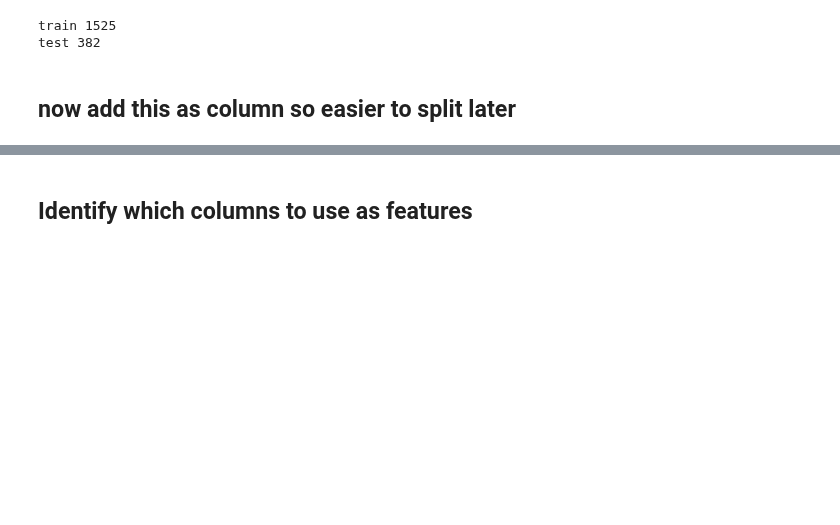
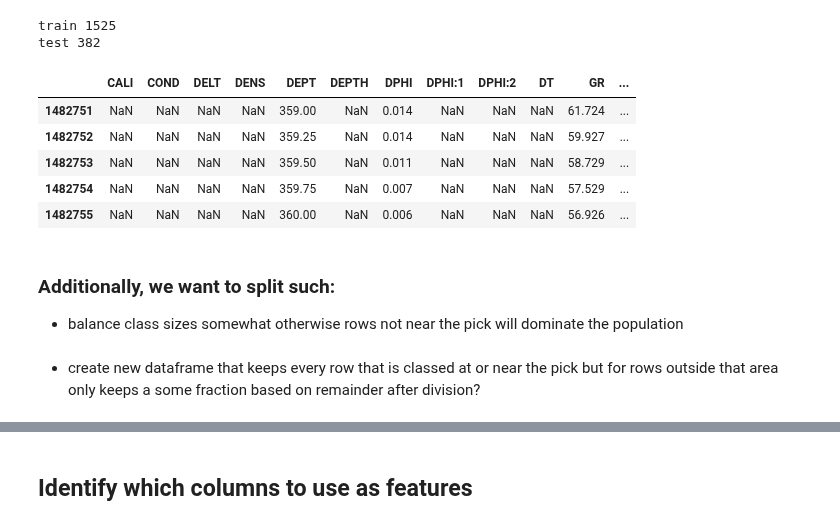
Before and after one commit to JustinGOSSES/MannvilleGroup_Strat_Hackathon, a Jupyter notebook: notebooks_2018/modular_redo/Machine_Learning/Machine_Learning_vA_20170726.ipynb, the cells around one changed output, grey strips where cells are left out. Drawn from its saved outputs; the diff is of its cells as text; code cells hidden in the pictures; blank space fills up the shorter version.

```diff
--- a/notebooks_2018/modular_redo/Machine_Learning/Machine_Learning_vA_20170726.ipynb
+++ b/notebooks_2018/modular_redo/Machine_Learning/Machine_Learning_vA_20170726.ipynb
@@ -75,2 +79,2 @@ df_all_wells_wKNN_DEPTHtoDEPT_KNN1PredTopMcM_20180724_initial.head()
 # %%
-UWIs = list(df_all_wells_wKNN_DEPTHtoDEPT_KNN1PredTopMcM_20180724_initial['UWI'].unique())
+UWIs = list(df_all_Col_preSplit['UWI'].unique())
@@ -89,5 +97,5 @@ print("test",len(UWIs_test))
 # %% [output]
 train 1525
 test 382
-# %% [markdown]
-## now add this as column so easier to split later
+# %%
+df_all_Col_preSplit_wTrainTest = df_all_Col_preSplit.copy()
@@ -93,0 +104,9 @@ test 382
+# %%
+df_all_Col_preSplit_wTrainTest.tail()
+# %% [output]
+|  | CALI | COND | DELT | DENS | DEPT | DEPTH | DPHI | DPHI:1 | DPHI:2 | DT | GR | ... |
+| 1482751 | NaN | NaN | NaN | NaN | 359.00 | NaN | 0.014 | NaN | NaN | NaN | 61.724 | ... |
+| 1482752 | NaN | NaN | NaN | NaN | 359.25 | NaN | 0.014 | NaN | NaN | NaN | 59.927 | ... |
+| 1482753 | NaN | NaN | NaN | NaN | 359.50 | NaN | 0.011 | NaN | NaN | NaN | 58.729 | ... |
+| 1482754 | NaN | NaN | NaN | NaN | 359.75 | NaN | 0.007 | NaN | NaN | NaN | 57.529 | ... |
+| 1482755 | NaN | NaN | NaN | NaN | 360.00 | NaN | 0.006 | NaN | NaN | NaN | 56.926 | ... |
@@ -93,0 +115,5 @@ test 382
+# %% [markdown]
+### Additionally, we want to split such:
+- balance class sizes somewhat otherwise rows not near the pick will dominate the population
+# %% [markdown]
+- create new dataframe that keeps every row that is classed at or near the pick but for rows outside that area only keeps a some fraction based on remainder after division?
```
Also changed, not shown: parts of 92 cells of this notebook, 3 other files.
